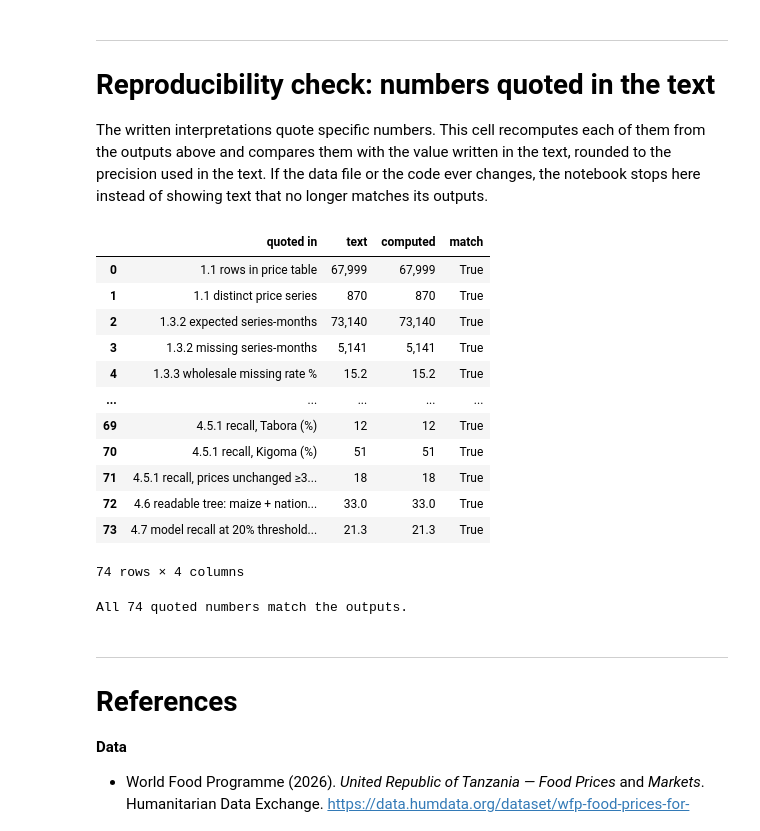
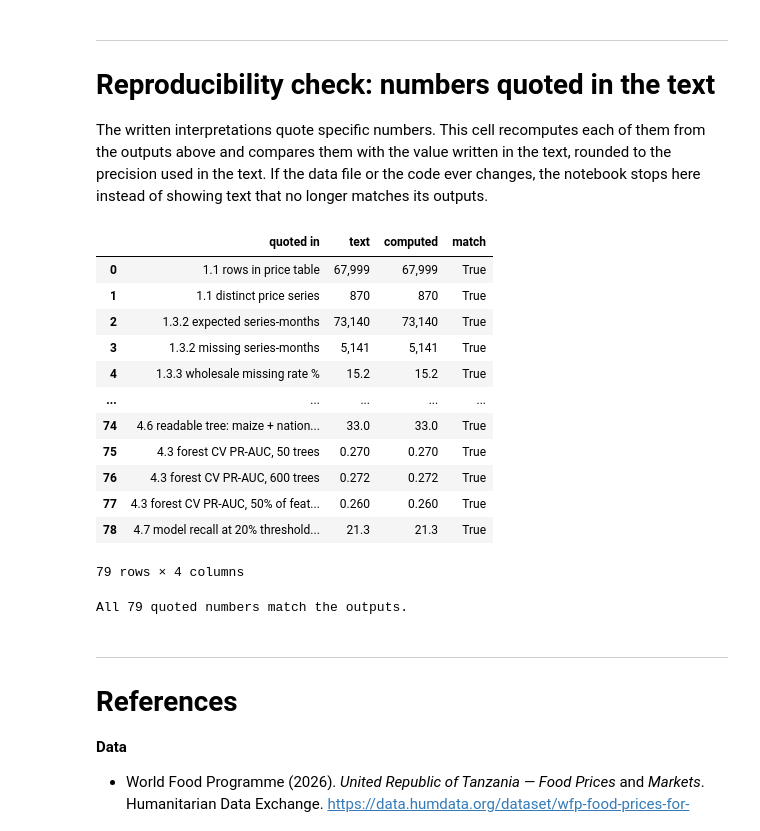
Before and after one commit to Shambhavi-DSAI2006/tanzania-food-price-spikes, a Jupyter notebook: Shambhavi_MiniProject.ipynb, the cells around one changed output. Saved outputs shown, nothing was run; the diff lists cells and outputs as text; code cells hidden in the pictures.

Commit message:
Final: Sections 4-5, summary PDF, rubric fixes (standalone run, forest settings check)

```diff
--- a/Shambhavi_MiniProject.ipynb
+++ b/Shambhavi_MiniProject.ipynb
@@ -1480,6 +1522,14 @@ effect = pd.DataFrame({
 }, index=["before cleaning", "after cleaning"])
 display(effect.round(2))
 
+# The same rule is applied in every period (it needs no future months); labels removed per period:
+removed = pd.DataFrame({per: {"labels before": spike_pairs(flagged[flagged["period"] == per]).notna().sum(),
+                              "labels after": spike_pairs(clean[clean["period"] == per]).notna().sum()}
+                        for per in flagged["period"].unique()}).T
+removed["removed"] = removed["labels before"] - removed["labels after"]
+removed["removed (%)"] = (100 * removed["removed"] / removed["labels before"]).round(2)
+display(removed)
+
 # Diagnostic only (uses the following month, so it is NOT part of the rule): do flagged prices revert?
 diag = flagged.sort_values(SERIES_KEY + ["month"]); gd = diag.groupby(SERIES_KEY)
 diag["next_vs_prev"] = gd["price_tzs_per_kg"].shift(-1) / gd["price_tzs_per_kg"].shift(1) - 1
@@ -2328,3 +2383,16 @@ FINAL MODEL: random forest (B: wholesale only; 300 trees, min_samples_leaf=100,
 | seasonal: spike same month last year | 0.138 | 0.026 | 4.181 | 0.014 | 5 |
 | decision tree | 0.070 | 0.028 | 1.984 | 0.118 | 5 |
 | Naive Bayes | 0.059 | 0.022 | 2.195 | 0.093 | 5 |
+# %%
+# Are 300 trees and √d features per split good choices? Same CV, best leaf size and variant; the 300 / √d row is the model above.
+def make_forest_cfg(n, mf):
+    return lambda: Pipeline([("pre", make_preprocessor()), ("rf", RandomForestClassifier(
+        n_estimators=n, min_samples_leaf=best_rf["min_samples_leaf"], max_features=mf, n_jobs=-1, random_state=RANDOM_STATE))])
+rf_check = []
+for n, mf in [(50, "sqrt"), (100, "sqrt"), (300, "sqrt"), (600, "sqrt"), (300, "log2"), (300, 0.5)]:
+    sc = best_rf["scores"] if (n, mf) == (300, "sqrt") else run_cv(make_forest_cfg(n, mf), best_rf["variant"])[0]
+    rf_check.append({"trees": n, "features per split": {"sqrt": "√d", "log2": "log2 d"}[mf] if isinstance(mf, str) else f"{mf:.0%} of d",
+                     "cv PR-AUC": sc["PR-AUC"].mean(), "fold sd": sc["PR-AUC"].std()})
+rf_check = pd.DataFrame(rf_check)
+print(f"Forest settings check (min_samples_leaf={best_rf['min_samples_leaf']}, {best_rf['variant']}; d = {len(feature_names)} encoded columns, √d ≈ {int(np.sqrt(len(feature_names)))}):")
+display(rf_check.round(3))
@@ -2856,6 +2933,8 @@ quoted = [   # (where it is quoted, value in the text, value computed now, decim
     ("3.1  Geita sunflower oil: months flagged",              0, int(geita["outlier"].sum()), 0),
     ("3.1  prices flagged as sudden departures",           226, int(flagged["outlier"].sum()), 0),
     ("3.1  training labels removed by cleaning",           355, len(before) - len(after), 0),
+    ("3.1  2022 labels removed by cleaning (%)",           0.6, removed.loc["check_2022", "removed (%)"], 1),
+    ("3.1  test labels removed by cleaning (%)",           0.4, removed.loc["test", "removed (%)"], 1),
     ("3.1  spike rate after cleaning (%)",               11.80, 100 * (after > 0.10).mean(), 2),
     ("3.1  std of change after cleaning (%)",             11.8, 100 * after.std(), 1),
     ("3.2  training rows in modelling table",           49_879, len(train_df), 0),
@@ -2878,40 +2957,43 @@ quoted = [   # (where it is quoted, value in the text, value computed now, decim
     ("4.5  test precision, final model (%)",              21.1, res_test.loc["final model — monthly budget", "precision (%)"], 1),
     ("4.5  test recall, persistence (%)",                 17.4, res_test.loc["persistence baseline", "recall (%)"], 1),
     ("4.5  test ROC-AUC, final model",                   0.677, res_test.loc["final model — monthly budget", "ROC-AUC"], 3),
     ("4.5  test spikes caught",                            269, res_test.loc["final model — monthly budget", "TP"], 0),
     ("4.5  test accuracy, lazy model (%)",                90.5, res_test.loc["lazy baseline", "accuracy (%)"], 1),
     ("4.5  test flagged with fixed cut-off (%)",           5.6, res_test.loc["final model — fixed CV cut-off", "flagged (%)"], 1),
     ("4.5  2022 wholesale precision (%)",                 33.9, res_check_w.loc["final model — monthly budget", "precision (%)"], 1),
     ("4.5  2022 retail recall (%)",                       26.3, res_check_r.loc["final model — monthly budget", "recall (%)"], 1),
     ("4.5.1 recall, Tabora (%)",                            12, by_region.loc["Tabora", "recall (%)"], 0),
     ("4.5.1 recall, Kigoma (%)",                            51, by_region.loc["Kigoma", "recall (%)"], 0),
     ("4.5.1 recall, prices unchanged ≥3 months (%)",        18, tt.groupby("price unchanged ≥ 3 months")[["spike", "score", "flag"]].apply(grp_metrics).loc[True, "recall (%)"], 0),
     ("4.6  readable tree: maize + national rise (%)",     33.0, leaves["spike rate (%)"].max(), 1),
+    ("4.3  forest CV PR-AUC, 50 trees",                    0.270, rf_check.loc[0, "cv PR-AUC"], 3),
+    ("4.3  forest CV PR-AUC, 600 trees",                   0.272, rf_check.loc[3, "cv PR-AUC"], 3),
+    ("4.3  forest CV PR-AUC, 50% of features",             0.260, rf_check.loc[5, "cv PR-AUC"], 3),
     ("4.7  model recall at 20% threshold (%)",            21.3, sensitivity.loc["> 20%", "model recall (%)"], 1),
 ]
 check = pd.DataFrame(quoted, columns=["quoted in", "text", "computed", "decimals"])
 check["match"] = [round(float(c), int(d)) == round(float(t), int(d)) for t, c, d in zip(check["text"], check["computed"], check["decimals"])]
 fmt = lambda v, d: f"{float(v):,.{int(d)}f}"
 check["text"] = [fmt(t, d) for t, d in zip(check["text"], check["decimals"])]
 check["computed"] = [fmt(c, d) for c, d in zip(check["computed"], check["decimals"])]
 display(check.drop(columns="decimals"))
 assert check["match"].all(), "A number quoted in the text no longer matches the computed output: update the text."
 print(f"All {len(check)} quoted numbers match the outputs.")
 # %% [output]
 |  | quoted in | text | computed | match |
 | 0 | 1.1 rows in price table | 67,999 | 67,999 | True |
 | 1 | 1.1 distinct price series | 870 | 870 | True |
 | 2 | 1.3.2 expected series-months | 73,140 | 73,140 | True |
 | 3 | 1.3.2 missing series-months | 5,141 | 5,141 | True |
 | 4 | 1.3.3 wholesale missing rate % | 15.2 | 15.2 | True |
 | ... | ... | ... | ... | ... |
-| 69 | 4.5.1 recall, Tabora (%) | 12 | 12 | True |
-| 70 | 4.5.1 recall, Kigoma (%) | 51 | 51 | True |
-| 71 | 4.5.1 recall, prices unchanged ≥3... | 18 | 18 | True |
-| 72 | 4.6 readable tree: maize + nation... | 33.0 | 33.0 | True |
-| 73 | 4.7 model recall at 20% threshold... | 21.3 | 21.3 | True |
+| 74 | 4.6 readable tree: maize + nation... | 33.0 | 33.0 | True |
+| 75 | 4.3 forest CV PR-AUC, 50 trees | 0.270 | 0.270 | True |
+| 76 | 4.3 forest CV PR-AUC, 600 trees | 0.272 | 0.272 | True |
+| 77 | 4.3 forest CV PR-AUC, 50% of feat... | 0.260 | 0.260 | True |
+| 78 | 4.7 model recall at 20% threshold... | 21.3 | 21.3 | True |
-74 rows × 4 columns
+79 rows × 4 columns
-All 74 quoted numbers match the outputs.
+All 79 quoted numbers match the outputs.
 # %% [markdown]
 ---
 # References
```
Also changed, not shown: parts of 7 cells of this notebook, 2 other files.
